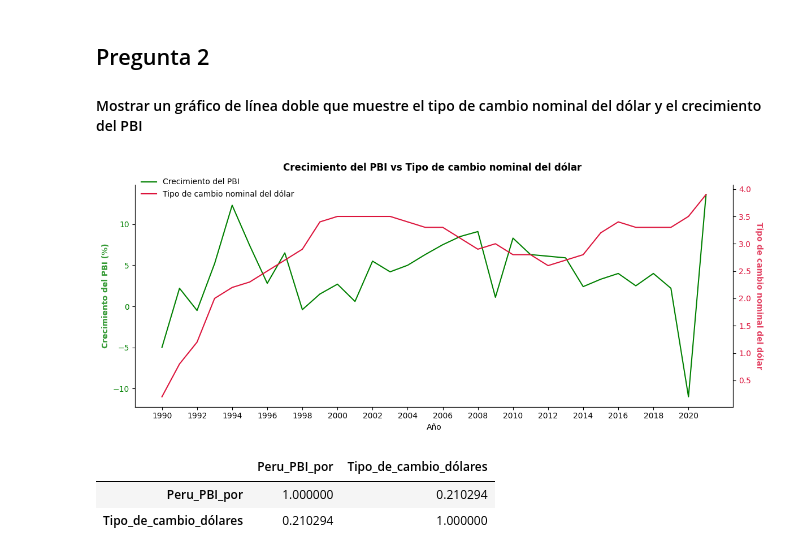
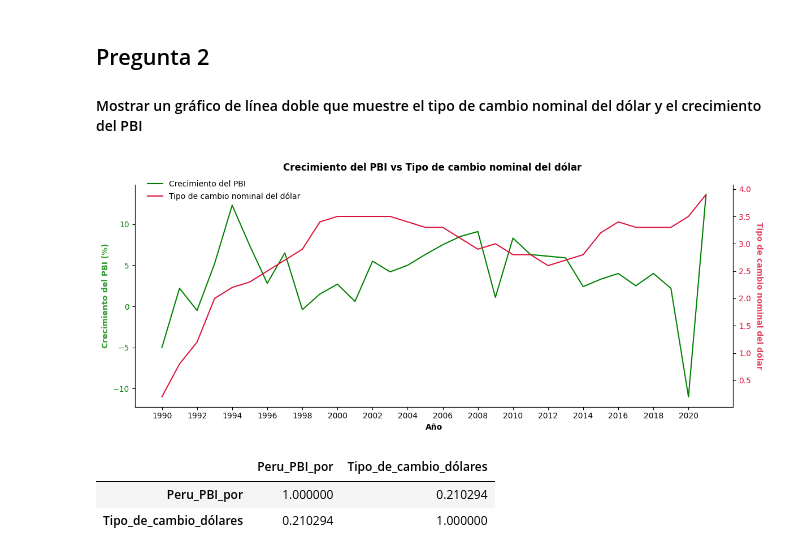
Before and after one commit to Luivelo/Expresate_Peru_con_Datos_2024_Team_GPT, a Jupyter notebook: Proyecto/Storytelling_working_enviroment.ipynb, the cells around one changed output. Cells and saved outputs as stored; diff of their text form; code cells hidden in the pictures.

```diff
--- a/Proyecto/Storytelling_working_enviroment.ipynb
+++ b/Proyecto/Storytelling_working_enviroment.ipynb
@@ -103,37 +103,44 @@ A partir de **2018**, la inflación volvió a descender 📉 significativamente,
 # %%
 # Filtrando las columnas necesarias
 data_doble_graph = data.copy()
 data_doble_graph = data[['Año', 'Peru_PBI_por', 'Tipo_de_cambio_dólares']]
-# Eliminamos aquellos valores de tipo de cambio que son 0 por que no nos ayudan en la escalabilidad del gráfico
+# Eliminamos aquellos valores de tipo de cambio que son 0 porque no nos ayudan en la escalabilidad del gráfico
 data_doble_graph = data_doble_graph[data_doble_graph['Tipo_de_cambio_dólares'] != 0]
-# Crear el gráfico de línea doble
-fig, ax1 = plt.subplots(figsize=(12,5))
+
+# Creando el gráfico de línea doble
+fig, ax1 = plt.subplots(figsize=(12, 5))
 
 # Gráfico del crecimiento del PBI
-ax1.set_xlabel('Año')
-ax1.set_ylabel('Crecimiento del PBI (%)', color='g', alpha= 0.8, weight='bold')
-ax1.plot(data_doble_graph['Año'], data_doble_graph['Peru_PBI_por'], color='g', label='Crecimiento del PBI')
+line1 = sns.lineplot(x='Año', y='Peru_PBI_por', data=data_doble_graph, ax=ax1, color='g', label='Crecimiento del PBI', legend=False)
+ax1.set_xlabel('Año', weight='bold')
+ax1.set_ylabel('Crecimiento del PBI (%)', color='g', alpha=0.8, weight='bold')
 ax1.tick_params(axis='y', labelcolor='g')
 
 # Crear un segundo eje y para el tipo de cambio
 ax2 = ax1.twinx()
-ax2.set_ylabel('Tipo de cambio nominal del dólar', color='crimson', alpha= 0.8, weight='bold', rotation=270, labelpad=15)
-#ax2.set_yscale('log') #podemos usar una escala logarítmica para suavizar la curva y mostrar los impactos de manera más clara en el eje Y del tipo de cambio
-ax2.plot(data_doble_graph['Año'], data_doble_graph['Tipo_de_cambio_dólares'], color='crimson', label='Tipo de cambio nominal del dólar')
+line2 = sns.lineplot(x='Año', y='Tipo_de_cambio_dólares', data=data_doble_graph, ax=ax2, color='crimson', label='Tipo de cambio nominal del dólar', legend=False)
+ax2.set_ylabel('Tipo de cambio nominal del dólar', color='crimson', alpha=0.8, weight='bold', rotation=270, labelpad=15)
 ax2.tick_params(axis='y', labelcolor='crimson')
 
+# Ajustar los ticks del eje x para mostrar saltos de 2 años
 ticks_1 = data_doble_graph['Año'][::2]
+ax1.set_xticks(ticks_1)
 
-ax1.set_xticks(ticks_1)
 # Añadir título y leyenda
 fig.suptitle('Crecimiento del PBI vs Tipo de cambio nominal del dólar', weight='bold')
 sns.despine(right=False, bottom=False)
 fig.tight_layout()
-fig.legend(loc='upper left', bbox_to_anchor=(0.06,0.95), edgecolor=None, facecolor=None, frameon=False)
+
+# Obtener las handles y labels de ambos axes
+handles1, labels1 = ax1.get_legend_handles_labels()
+handles2, labels2 = ax2.get_legend_handles_labels()
+
+# Crear la leyenda combinada
+ax1.legend(handles=handles1 + handles2, labels=labels1 + labels2,loc='upper left', bbox_to_anchor=(0.009,1.05), edgecolor=None, facecolor=None, frameon=False)
 
 plt.show()
 # %% [output]
-[figure, old version]
+[figure, new version]
 # %%
 #correlación entre el PBI y el tipo de cambio
 data_doble_graph[['Peru_PBI_por', 'Tipo_de_cambio_dólares']].corr()
```
Also changed, not shown: parts of 13 cells of this notebook.
